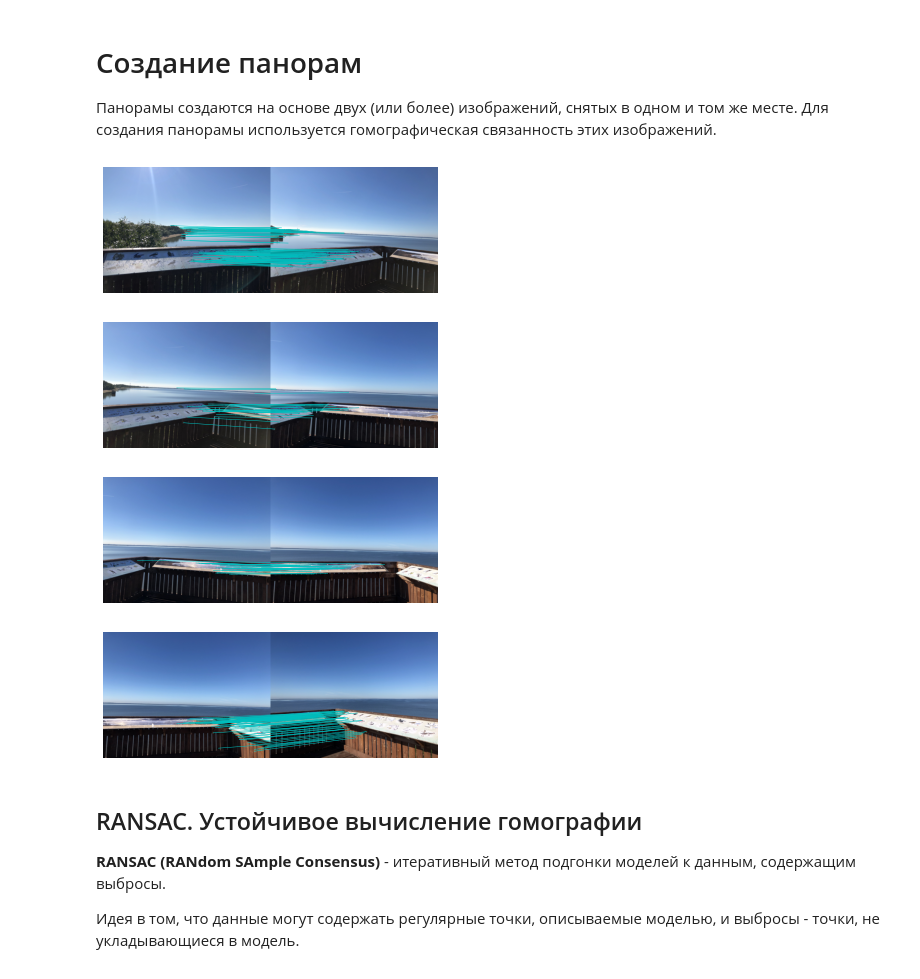
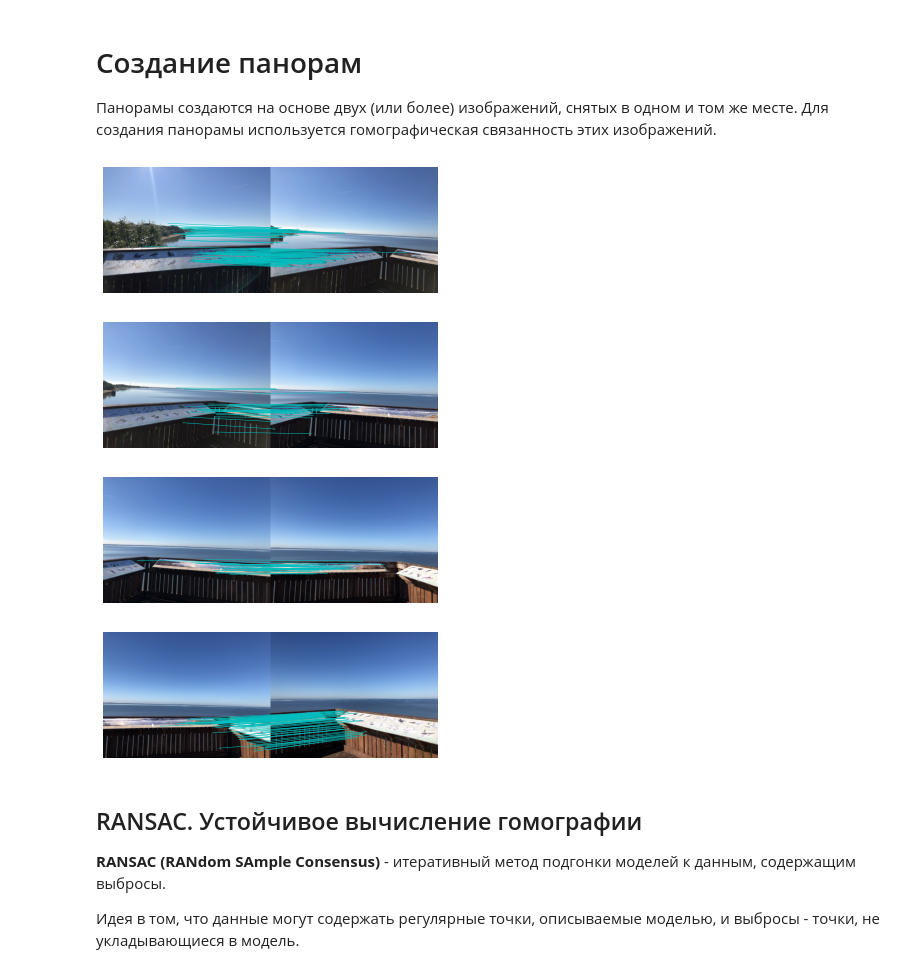
Before and after one commit to mualal/computer-vision-with-python, a Jupyter notebook: 3_image_to_image_mapping.ipynb, the cells around one changed output. Drawn from its saved outputs; the diff is of its cells as text; code cells hidden in the pictures.

Commit message:
the second try to create panorama using sift and ransac

```diff
--- a/3_image_to_image_mapping.ipynb
+++ b/3_image_to_image_mapping.ipynb
@@ -265,29 +265,29 @@ for i in range(9):
 # %%
 # найти соответственные точки на изображениях, снятых в одном и том же месте (поиск с помощью SIFT-признаков)
 images = [np.array(Image.open(os.path.join('images_input', f'Kotlin_pan{num}.jpg')).resize((504, 378))) for num in range(1, 6)]
 
 sift_points = [None] * len(images)
 descriptors = [None] * len(images)
 matches = [None] * len(images)
 
 for i in range(5):
     sift_points[i], descriptors[i] = sift.find_sift_points_and_descriptors(images[i])
 
 for i in range(4):
-    matches[i] = sift.match_twosided(descriptors[i], descriptors[i + 1])
+    matches[i] = sift.match(descriptors[i], descriptors[i+1])
     sift.plot_matches(
         images[i],
-        images[i + 1],
+        images[i+1],
         [(p.pt[1], p.pt[0]) for p in sift_points[i]],
         [(p.pt[1], p.pt[0]) for p in sift_points[i + 1]],
         matches[i],
         show_below=False
     )
-sift_points_features = [np.array([np.array([p.pt[1], p.pt[0], p.size, p.angle]) for p in pts]) for pts in sift_points]
+sift_points_features = [np.array([[p.pt[1], p.pt[0], p.size, p.angle] for p in pts]) for pts in sift_points]
 # %% [output]
 [figure]
-[figure, old version]
+[figure, new version]
-[figure, old version]
+[figure, new version]
 [figure]
 # %% [markdown]
 ## RANSAC. Устойчивое вычисление гомографии
```
Also changed, not shown: parts of 5 cells of this notebook, 1 other file.
